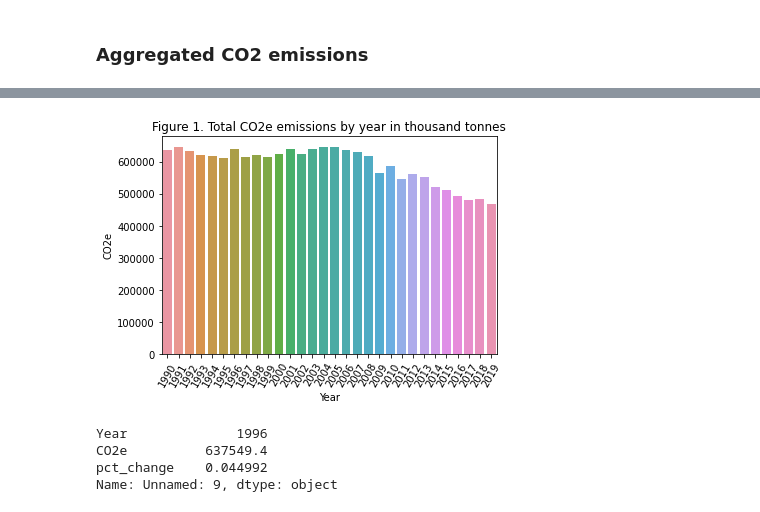
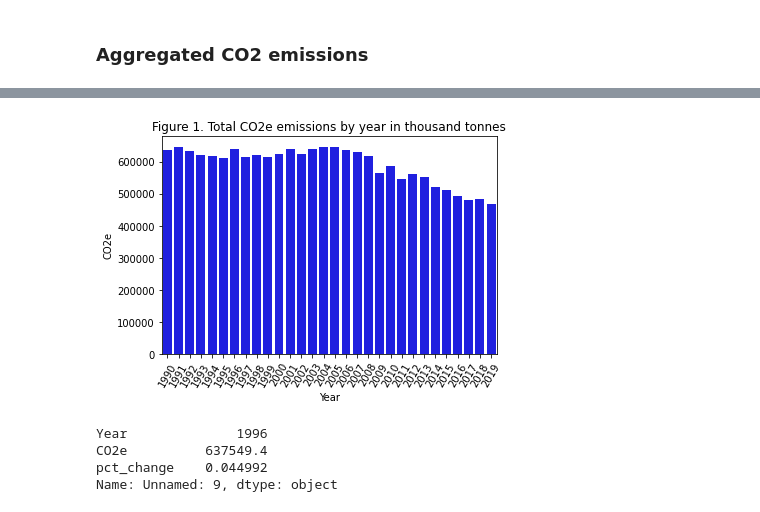
Before and after one commit to theodi/data-ecosystems-net-zero, a Jupyter notebook: UKNetZero.ipynb, the cells around one changed output, grey strips where cells are left out. Drawn from its saved outputs; the diff is of its cells as text; code cells hidden in the pictures.

```diff
--- a/UKNetZero.ipynb
+++ b/UKNetZero.ipynb
@@ -68,12 +145,14 @@ transposed_overview['Year'] = transposed_overview['Year'].astype('int')
 # %%
+# Generate a bar graph for the information in the dataset
 graph = sns.barplot(
     x="Year",
     y="CO2e",
-    data=transposed_overview
+    data=transposed_overview,
+    color='blue'
 )
 
 graph.set_xticklabels(graph.get_xticklabels(), rotation=60);
 graph.set_title("Figure 1. Total CO2e emissions by year in thousand tonnes");
 # %% [output]
-[figure, old version]
+[figure, new version]
 # %%
```
Also changed, not shown: parts of 21 cells of this notebook.
